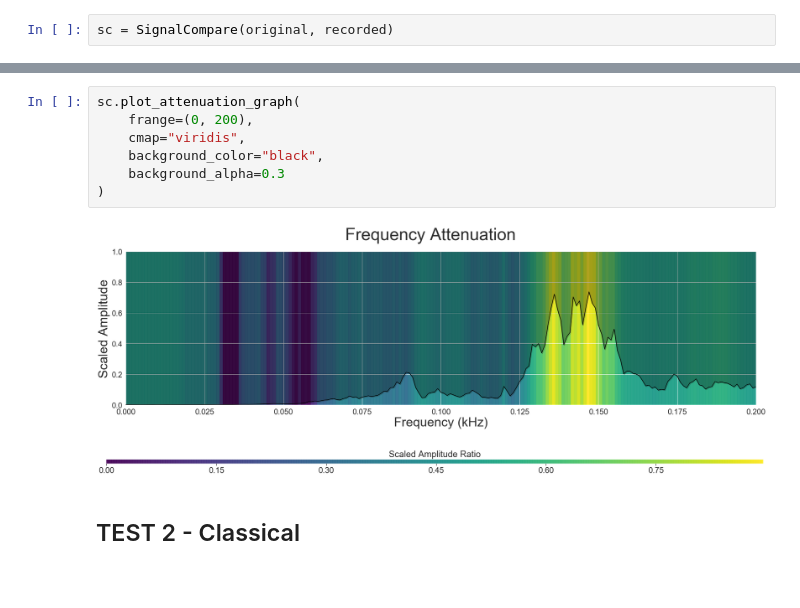
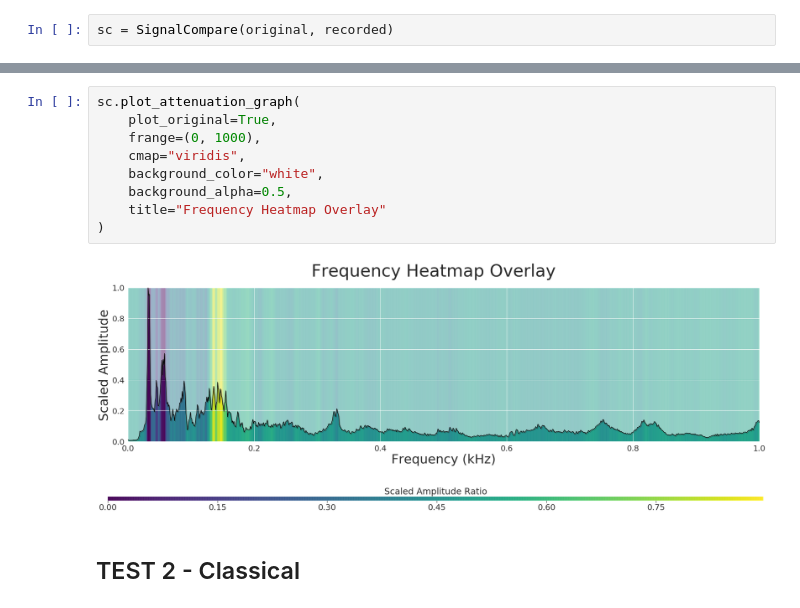
Before and after one commit to QED0711/ds_practice, a Jupyter notebook: librosa/AudioPlot.ipynb, the cells around one changed output, grey strips where cells are left out. Cells and saved outputs as stored; diff of their text form; blank space fills up the shorter version.

```diff
--- a/librosa/AudioPlot.ipynb
+++ b/librosa/AudioPlot.ipynb
@@ -44,12 +67,14 @@ sc.plot_spectrum_group(
 # %%
 sc.plot_attenuation_graph(
-    frange=(0, 200),
+    plot_original=True,
+    frange=(0, 1000),
     cmap="viridis",
-    background_color="black",
-    background_alpha=0.3
+    background_color="white",
+    background_alpha=0.5,
+    title="Frequency Heatmap Overlay"
 )
 # %% [output]
-[figure, old version]
+[figure, new version]
 [figure]
 # %% [markdown]
 ## TEST 2 - Classical
```
Also changed, not shown: parts of 13 cells of this notebook, 2 other files.
